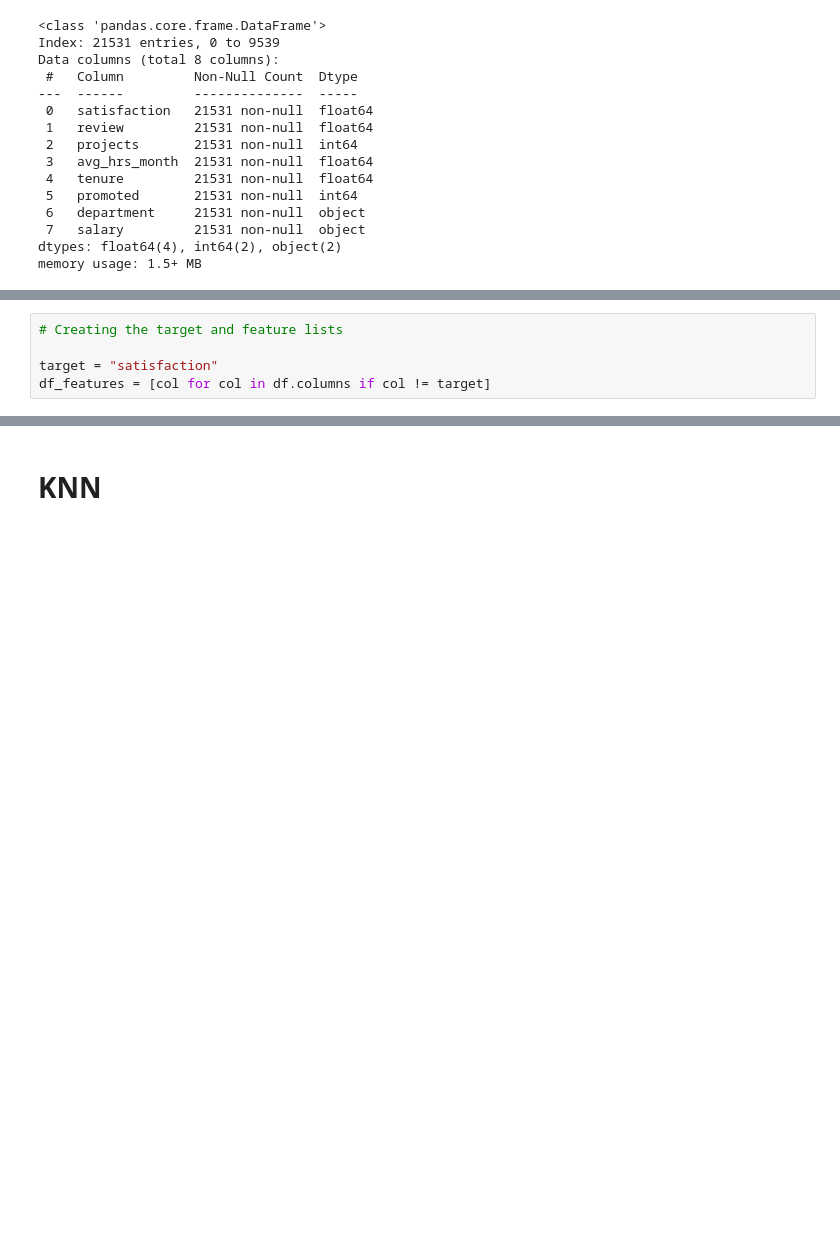
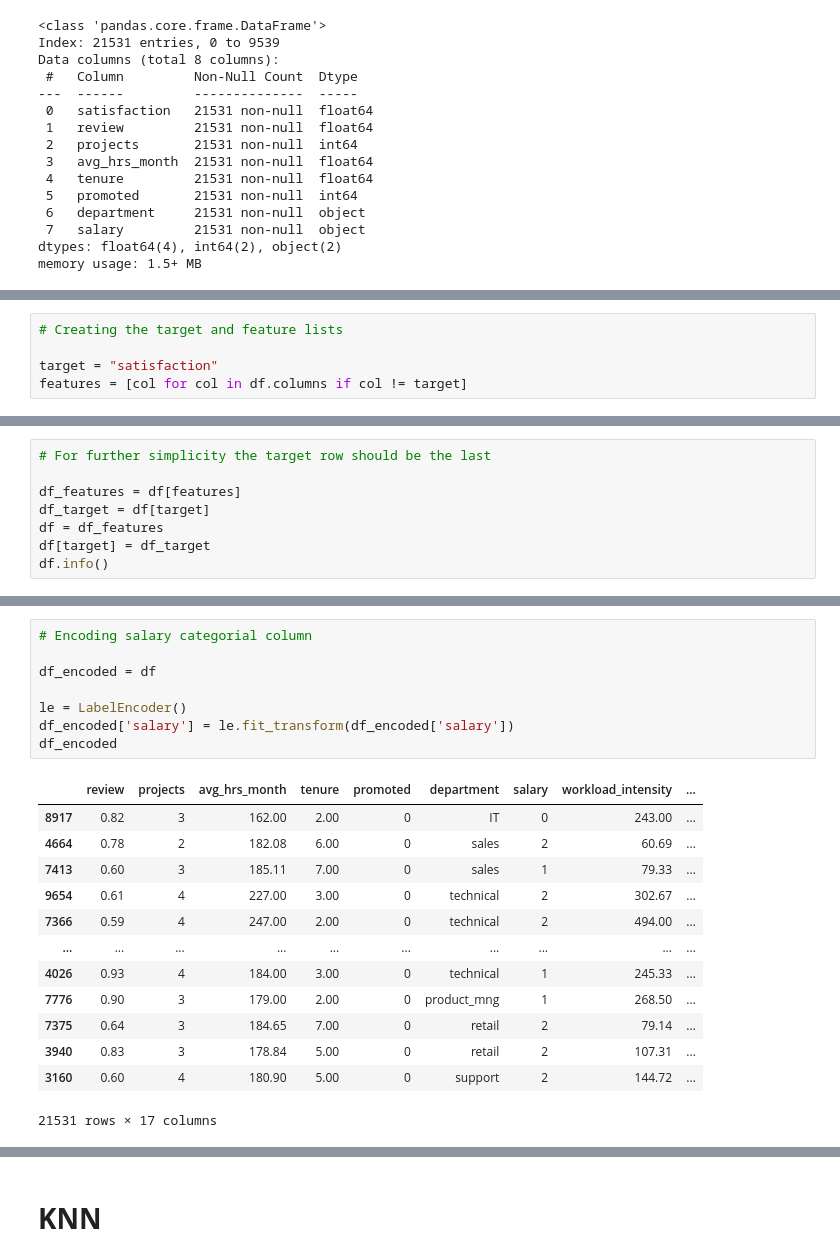
Before and after one commit to monsterveaf/Cat_Model, a Jupyter notebook: Model.ipynb, the cells around one changed output, grey strips where cells are left out. Cells and saved outputs as stored; diff of their text form; blank space fills up the shorter version.

```diff
--- a/Model.ipynb
+++ b/Model.ipynb
@@ -153,4 +153,4 @@ df
 # Creating the target and feature lists
 
 target = "satisfaction"
-df_features = [col for col in df.columns if col != target]
+features = [col for col in df.columns if col != target]
@@ -166,0 +157,8 @@ df_encoded = df_encoded.drop(categorical_columns, axis=1)
+# %%
+# For further simplicity the target row should be the last
+
+df_features = df[features]
+df_target = df[target]
+df = df_features
+df[target] = df_target
+df.info()
@@ -166,0 +200,22 @@ df_encoded = df_encoded.drop(categorical_columns, axis=1)
+# %%
+# Encoding salary categorial column
+
+df_encoded = df
+
+le = LabelEncoder()
+df_encoded['salary'] = le.fit_transform(df_encoded['salary'])
+df_encoded
+# %% [output]
+|  | review | projects | avg_hrs_month | tenure | promoted | department | salary | workload_intensity | ... |
+| 8917 | 0.82 | 3 | 162.00 | 2.00 | 0 | IT | 0 | 243.00 | ... |
+| 4664 | 0.78 | 2 | 182.08 | 6.00 | 0 | sales | 2 | 60.69 | ... |
+| 7413 | 0.60 | 3 | 185.11 | 7.00 | 0 | sales | 1 | 79.33 | ... |
+| 9654 | 0.61 | 4 | 227.00 | 3.00 | 0 | technical | 2 | 302.67 | ... |
+| 7366 | 0.59 | 4 | 247.00 | 2.00 | 0 | technical | 2 | 494.00 | ... |
+| ... | ... | ... | ... | ... | ... | ... | ... | ... | ... |
+| 4026 | 0.93 | 4 | 184.00 | 3.00 | 0 | technical | 1 | 245.33 | ... |
+| 7776 | 0.90 | 3 | 179.00 | 2.00 | 0 | product_mng | 1 | 268.50 | ... |
+| 7375 | 0.64 | 3 | 184.65 | 7.00 | 0 | retail | 2 | 79.14 | ... |
+| 3940 | 0.83 | 3 | 178.84 | 5.00 | 0 | retail | 2 | 107.31 | ... |
+| 3160 | 0.60 | 4 | 180.90 | 5.00 | 0 | support | 2 | 144.72 | ... |
+21531 rows × 17 columns
```
Also changed, not shown: parts of 38 cells of this notebook.
